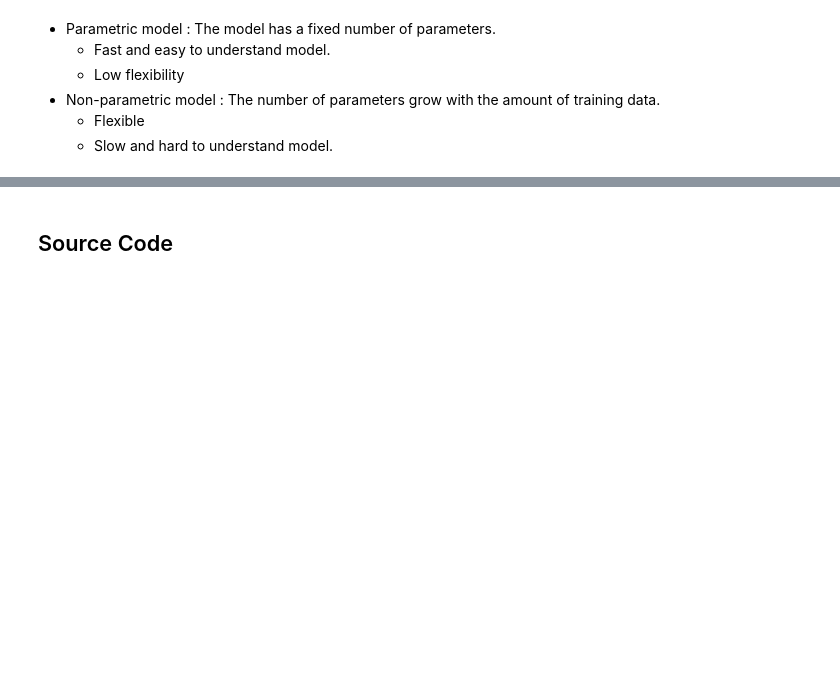
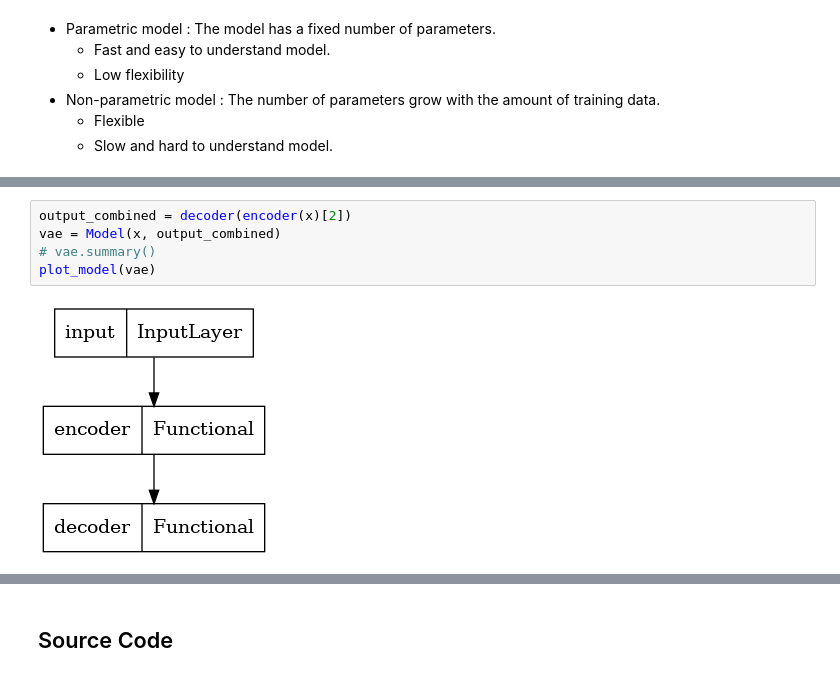
Before and after one commit to drmoon-1st/Paper-Review, a Jupyter notebook: Generative Adversarial Nets/Generative Adversarial Nets.ipynb, the cells around one changed output, grey strips where cells are left out. Drawn from its saved outputs; the diff is of its cells as text; blank space fills up the shorter version.

```diff
--- a/Generative Adversarial Nets/Generative Adversarial Nets.ipynb
+++ b/Generative Adversarial Nets/Generative Adversarial Nets.ipynb
@@ -54,0 +118,7 @@
+# %%
+output_combined = decoder(encoder(x)[2])
+vae = Model(x, output_combined)
+# vae.summary()
+plot_model(vae)
+# %% [output]
+[figure, added]
```
Also changed, not shown: parts of 12 cells of this notebook.
